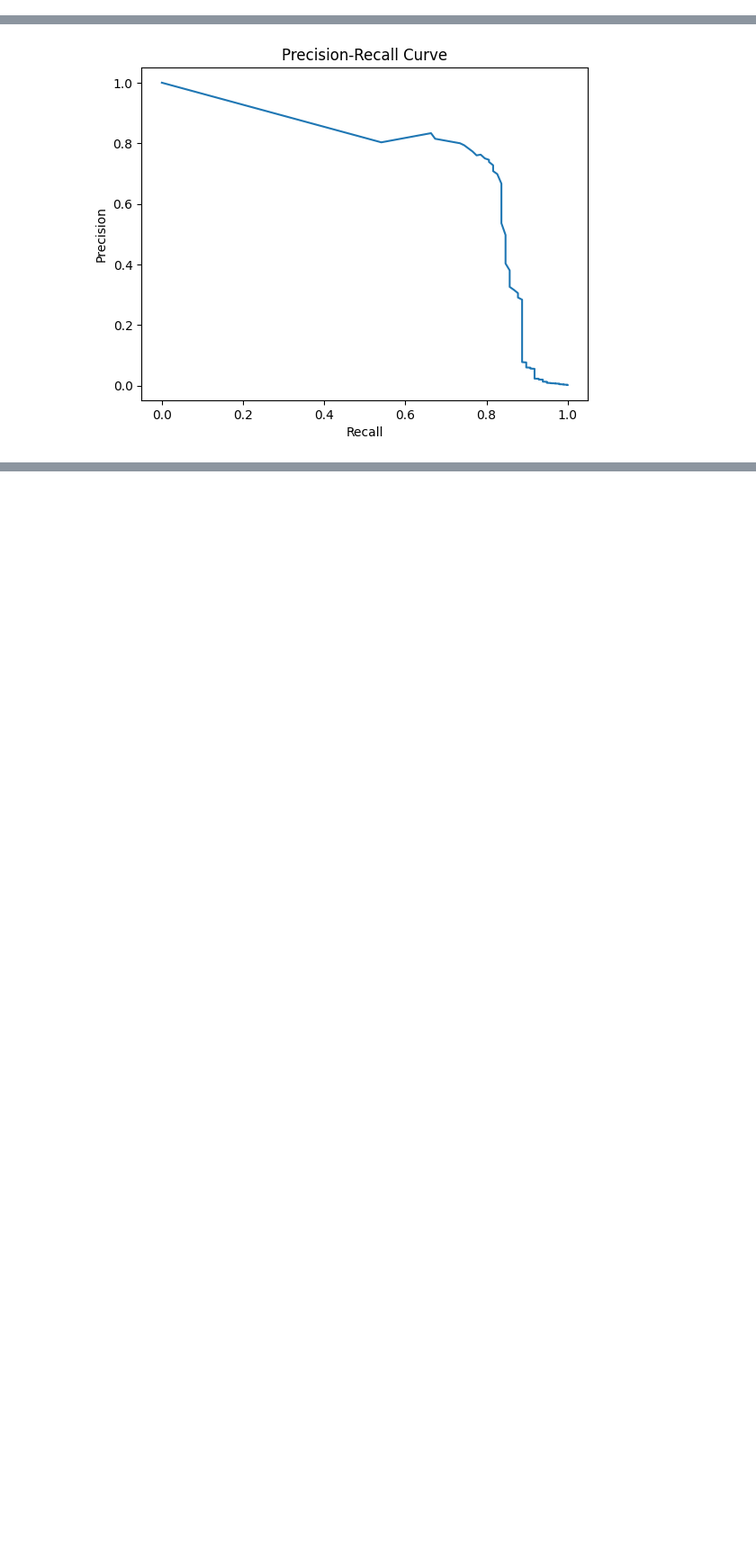
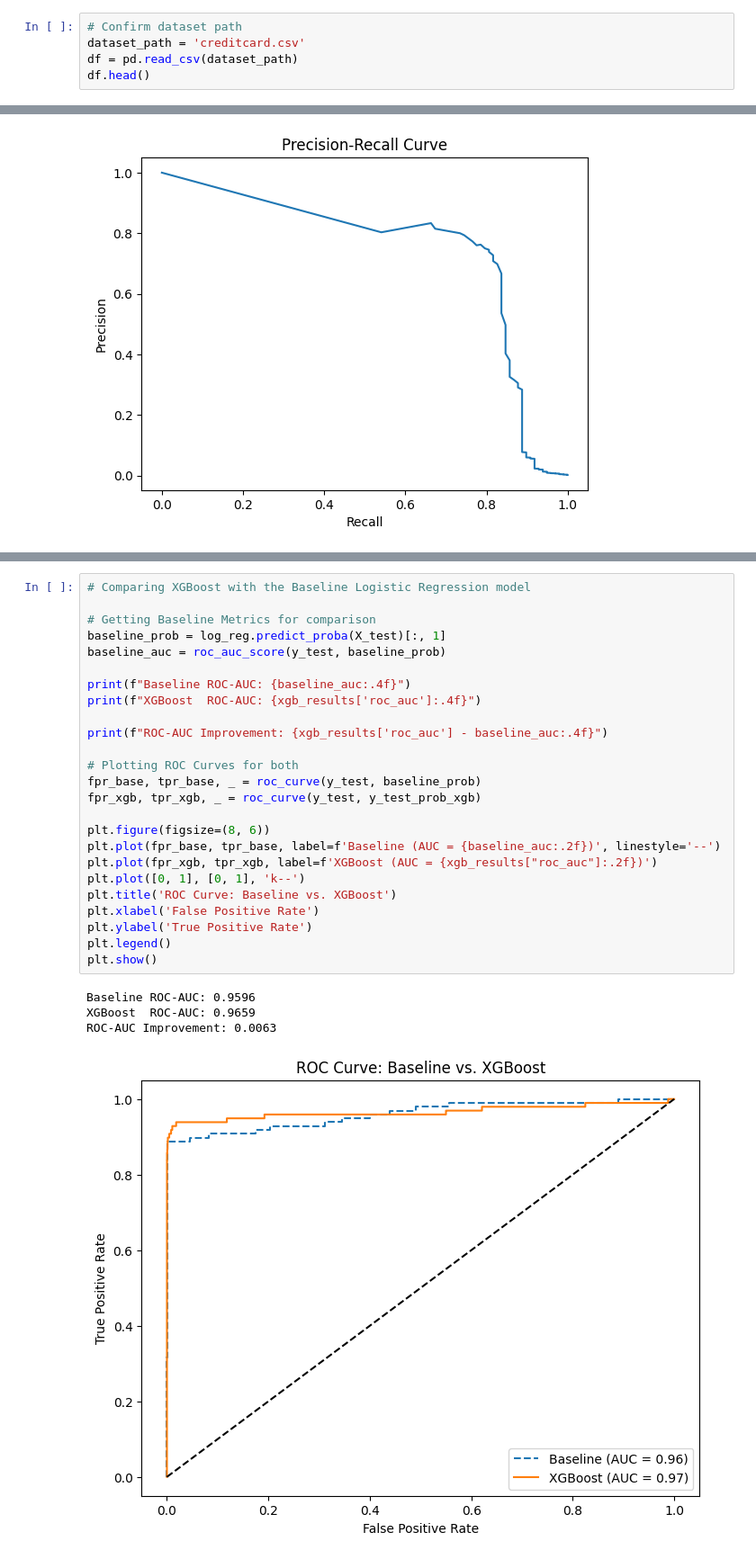
Before and after one commit to CSI-AI-5130/AI_Final_Project, a Jupyter notebook: CreditCardFraud.ipynb, the cells around one changed output, grey strips where cells are left out. Shown: that part at 90% size. Cells and saved outputs as stored; diff of their text form; blank space fills up the shorter version.

Commit message:
XGBoost and Naive Bayes Models added and tuned

```diff
--- a/CreditCardFraud.ipynb
+++ b/CreditCardFraud.ipynb
@@ -18,0 +4,5 @@ df.head()
+# %%
+# Confirm dataset path
+dataset_path = 'creditcard.csv'
+df = pd.read_csv(dataset_path)
+df.head()
@@ -294,0 +338,30 @@ F1-score (threshold=0.5): 0.0827
+# %%
+# Comparing XGBoost with the Baseline Logistic Regression model
+
+# Getting Baseline Metrics for comparison
+baseline_prob = log_reg.predict_proba(X_test)[:, 1]
+baseline_auc = roc_auc_score(y_test, baseline_prob)
+
+print(f"Baseline ROC-AUC: {baseline_auc:.4f}")
+print(f"XGBoost  ROC-AUC: {xgb_results['roc_auc']:.4f}")
+
+print(f"ROC-AUC Improvement: {xgb_results['roc_auc'] - baseline_auc:.4f}")
+
+# Plotting ROC Curves for both
+fpr_base, tpr_base, _ = roc_curve(y_test, baseline_prob)
+fpr_xgb, tpr_xgb, _ = roc_curve(y_test, y_test_prob_xgb)
+
+plt.figure(figsize=(8, 6))
+plt.plot(fpr_base, tpr_base, label=f'Baseline (AUC = {baseline_auc:.2f})', linestyle='--')
+plt.plot(fpr_xgb, tpr_xgb, label=f'XGBoost (AUC = {xgb_results["roc_auc"]:.2f})')
+plt.plot([0, 1], [0, 1], 'k--')
+plt.title('ROC Curve: Baseline vs. XGBoost')
+plt.xlabel('False Positive Rate')
+plt.ylabel('True Positive Rate')
+plt.legend()
+plt.show()
+# %% [output]
+Baseline ROC-AUC: 0.9596
+XGBoost  ROC-AUC: 0.9659
+ROC-AUC Improvement: 0.0063
+[figure, added]
```
Also changed, not shown: parts of 9 cells of this notebook.
